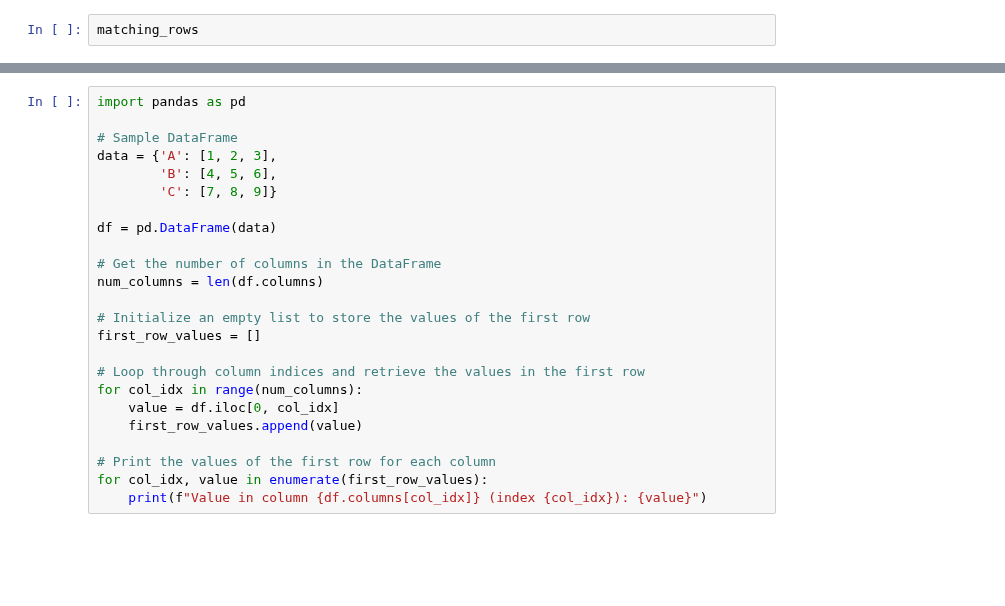
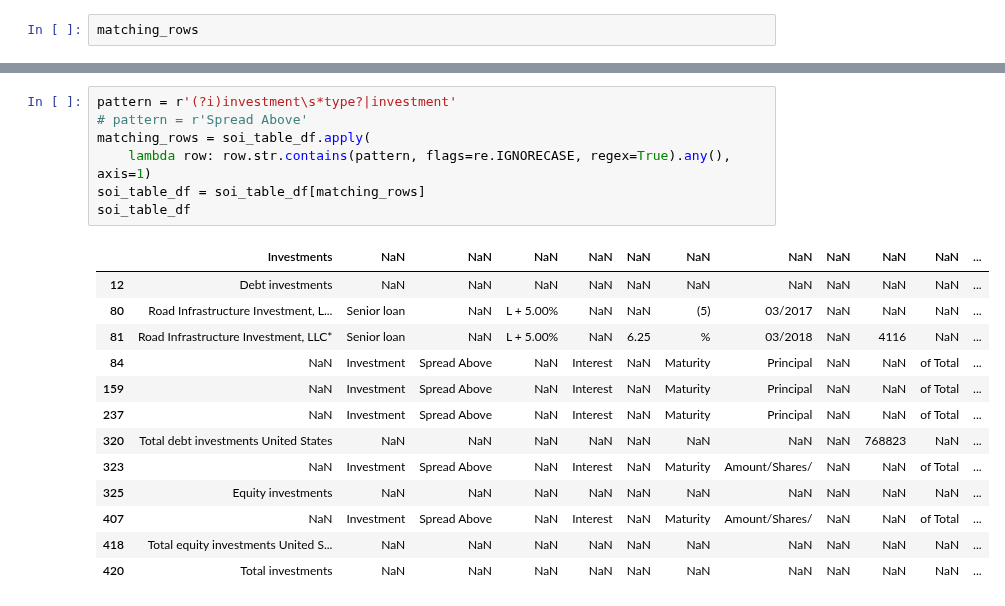
Before and after one commit to fuadh246/BDC_RA, a Jupyter notebook: GBDC/Code/process.ipynb, the cells around one changed output, grey strips where cells are left out. Cells and saved outputs as stored; diff of their text form; blank space fills up the shorter version.

```diff
--- a/GBDC/Code/process.ipynb
+++ b/GBDC/Code/process.ipynb
@@ -152,24 +225,21 @@ no_match_mask
-# %%
-import pandas as pd
-
-# Sample DataFrame
-data = {'A': [1, 2, 3],
-        'B': [4, 5, 6],
-        'C': [7, 8, 9]}
-
-df = pd.DataFrame(data)
-
-# Get the number of columns in the DataFrame
-num_columns = len(df.columns)
-
-# Initialize an empty list to store the values of the first row
-first_row_values = []
-
-# Loop through column indices and retrieve the values in the first row
-for col_idx in range(num_columns):
-    value = df.iloc[0, col_idx]
-    first_row_values.append(value)
-
-# Print the values of the first row for each column
-for col_idx, value in enumerate(first_row_values):
-    print(f"Value in column {df.columns[col_idx]} (index {col_idx}): {value}")
+# %%
+pattern = r'(?i)investment\s*type?|investment'
+# pattern = r'Spread Above'
+matching_rows = soi_table_df.apply(
+    lambda row: row.str.contains(pattern, flags=re.IGNORECASE, regex=True).any(), axis=1)
+soi_table_df = soi_table_df[matching_rows]
+soi_table_df
+# %% [output]
+|  | Investments | NaN | NaN | NaN | NaN | NaN | NaN | NaN | NaN | NaN | NaN | ... |
+| 12 | Debt investments | NaN | NaN | NaN | NaN | NaN | NaN | NaN | NaN | NaN | NaN | ... |
+| 80 | Road Infrastructure Investment, L... | Senior loan | NaN | L + 5.00% | NaN | NaN | (5) | 03/2017 | NaN | NaN | NaN | ... |
+| 81 | Road Infrastructure Investment, LLC* | Senior loan | NaN | L + 5.00% | NaN | 6.25 | % | 03/2018 | NaN | 4116 | NaN | ... |
+| 84 | NaN | Investment | Spread Above | NaN | Interest | NaN | Maturity | Principal | NaN | NaN | of Total | ... |
+| 159 | NaN | Investment | Spread Above | NaN | Interest | NaN | Maturity | Principal | NaN | NaN | of Total | ... |
+| 237 | NaN | Investment | Spread Above | NaN | Interest | NaN | Maturity | Principal | NaN | NaN | of Total | ... |
+| 320 | Total debt investments United States | NaN | NaN | NaN | NaN | NaN | NaN | NaN | NaN | 768823 | NaN | ... |
+| 323 | NaN | Investment | Spread Above | NaN | Interest | NaN | Maturity | Amount/Shares/ | NaN | NaN | of Total | ... |
+| 325 | Equity investments | NaN | NaN | NaN | NaN | NaN | NaN | NaN | NaN | NaN | NaN | ... |
+| 407 | NaN | Investment | Spread Above | NaN | Interest | NaN | Maturity | Amount/Shares/ | NaN | NaN | of Total | ... |
+| 418 | Total equity investments United S... | NaN | NaN | NaN | NaN | NaN | NaN | NaN | NaN | NaN | NaN | ... |
+| 420 | Total investments | NaN | NaN | NaN | NaN | NaN | NaN | NaN | NaN | NaN | NaN | ... |
```
Also changed, not shown: parts of 16 cells of this notebook, 6 other files.
